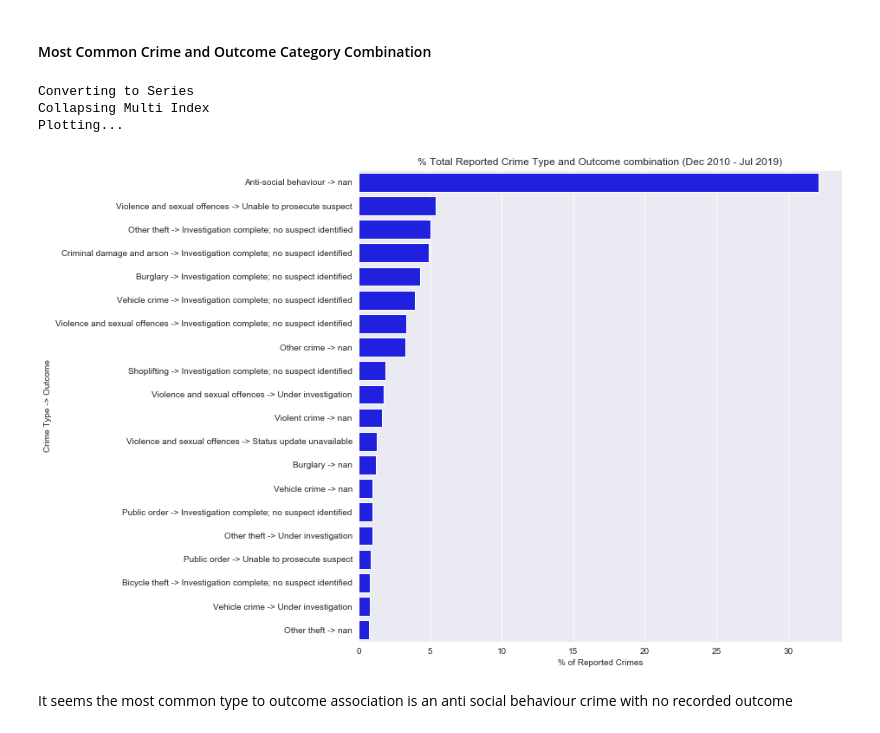
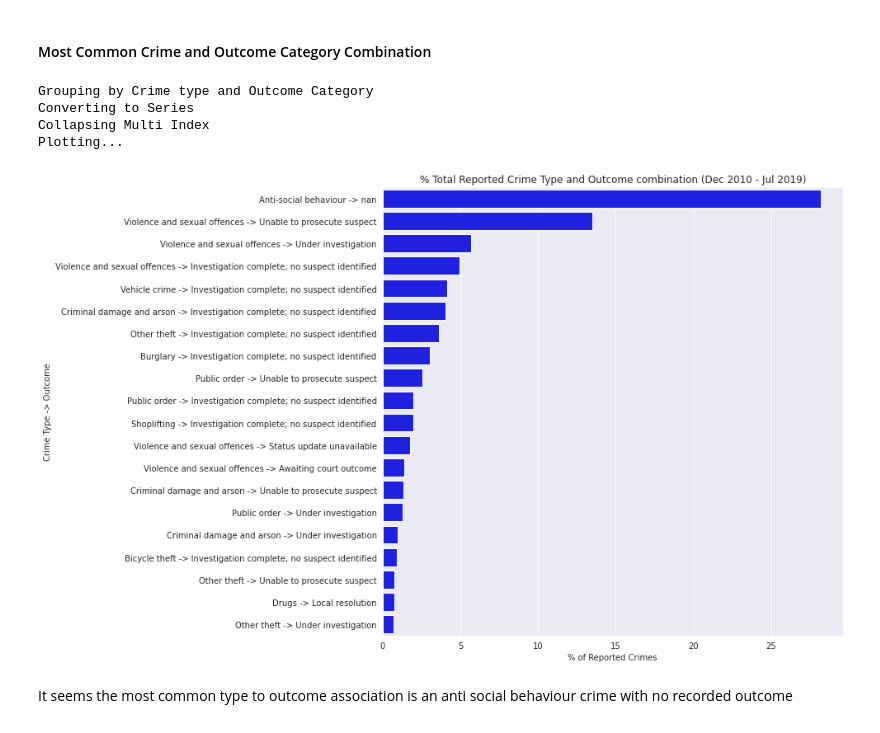
Before and after one commit to tonitonae/EnglandCrimeAssociations, a Jupyter notebook: CrimeAssociations.ipynb, the cells around one changed output. Drawn from its saved outputs; the diff is of its cells as text; code cells hidden in the pictures.

Commit message:
Update no notebook to allow uncompression of ZIP file with data. Update notebook with code from the load data, clean data and EDA functions. Working with some minor changes.

```diff
--- a/CrimeAssociations.ipynb
+++ b/CrimeAssociations.ipynb
@@ -173,0 +172,9 @@ from p01_load import load_data
+# %%
+def load_data(file_locations, sqlcontext):
+    print("Loading CSV files to sqlcontext...")
+    police_data_df = sqlcontext.read.format("csv")\
+                .option("header", "true")\
+                .option("inferSchema", "true")\
+                .load(file_locations)
+    print('Load Complete')
+    return police_data_df
@@ -174,7 +190,7 @@ from p01_load import load_data
 # %% [markdown]
 The police data comes in several csv files with a folder for each Month-Year. Within each folder, there is a CSV file for each constabulary. We will concatenate these
 # %%
-path = glob.glob(os.getcwd() + "/all_data/*/*-street.csv")
+path = glob.glob(os.getcwd() + "/data_medium/*/*-street.csv")
 # %%
 police_data_df = load_data(file_locations=path, sqlcontext=sqlCtx)
 # %% [output]
@@ -324,13 +518,14 @@ There appears to be a stationary trend with some periodicity with the numbers of
 #### Most Common Crime and Outcome Category Combination
 # %%
 plt.figure(figsize=(10, 10))
-outcome_category_plot = eda.plot_crime_type_and_category_counts(police_data_clean, read=True)
+outcome_category_plot = plot_crime_type_and_category_counts(police_data_clean, read=False)
 plt.show()
 # %% [output]
+Grouping by Crime type and Outcome Category
 Converting to Series
 Collapsing Multi Index
 Plotting...
-[figure, old version]
+[figure, new version]
 # %% [markdown]
 It seems the most common type to outcome association is an anti social behaviour crime with no recorded outcome
 # %% [markdown]
```
Also changed, not shown: parts of 14 cells of this notebook.
